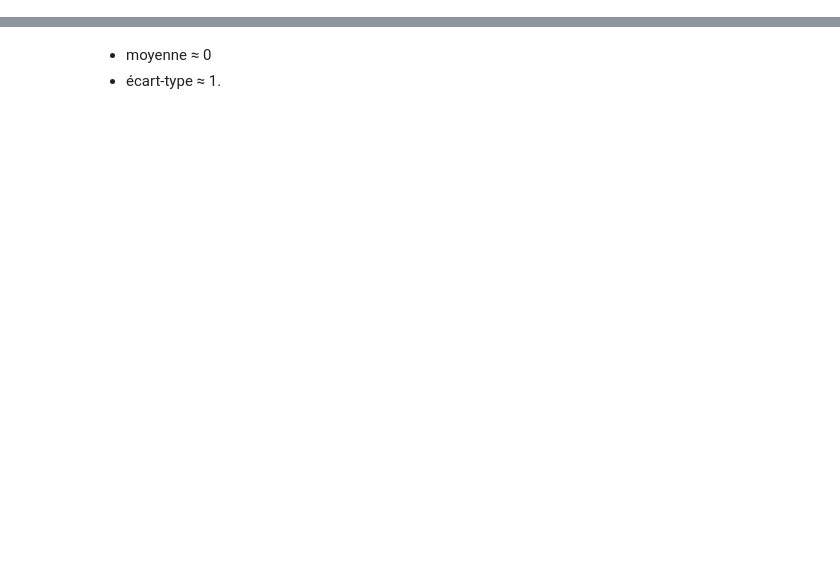
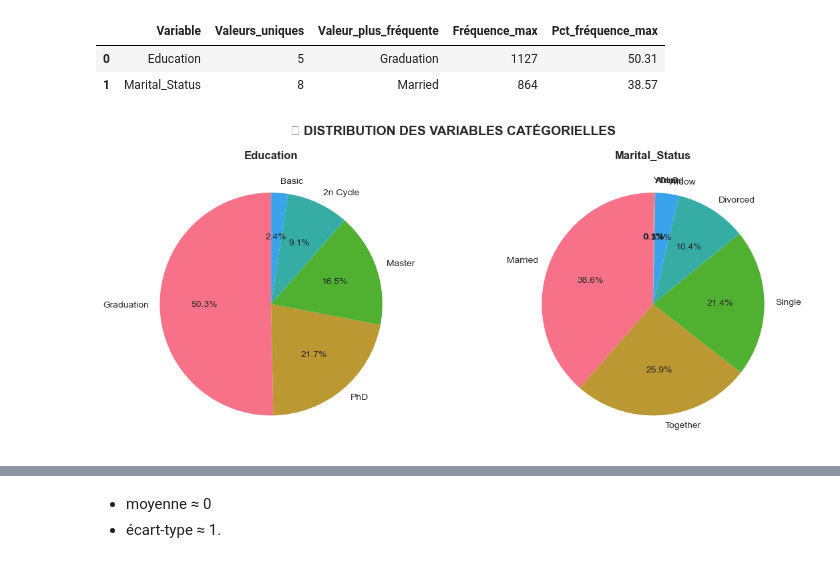
Before and after one commit to bruno-coulet/customer-personality-analysis, a Jupyter notebook: exploration.ipynb, the cells around one changed output, grey strips where cells are left out. Cells and saved outputs as stored; diff of their text form; code cells hidden in the pictures; blank space fills up the shorter version.

```diff
--- a/exploration.ipynb
+++ b/exploration.ipynb
@@ -17,5 +112,15 @@ from sklearn.preprocessing import StandardScaler
 # %%
-df = pd.read_csv('data\\raw\\marketing_campaign.csv' , sep='\t', index_col = 0)
-pd.set_option('display.max_columns', None)
+# Import du dataset
+df = pd.read_csv('data\\raw\\marketing_campaign.csv', sep='\t', index_col=0)
 
-# df.info()
+print("📊 INFORMATIONS GÉNÉRALES DU DATASET")
+print("="*50)
+print(f"• Nombre d'observations : {df.shape[0]:,}")
+print(f"• Nombre de variables : {df.shape[1]}")
+print(f"• Taille mémoire : {df.memory_usage(deep=True).sum() / 1024**2:.2f} MB")
+# Correction: conversion pour affichage correct des dates
+df_temp_dates = df.copy()
+df_temp_dates['Dt_Customer_parsed'] = pd.to_datetime(df_temp_dates['Dt_Customer'], format='%d-%m-%Y', errors='coerce')
+print(f"• Période des données : {df_temp_dates['Dt_Customer_parsed'].min().strftime('%d-%m-%Y')} à {df_temp_dates['Dt_Customer_parsed'].max().strftime('%d-%m-%Y')}")
+
+df.info()
@@ -48,2 +350,59 @@ plt.show()
 # %%
-# df.describe(include=['object', 'category', 'bool', 'datetime'])
+# Analyse des variables catégorielles
+print("📊 ANALYSE DES VARIABLES CATÉGORIELLES")
+print("="*50)
+
+# Variables catégorielles pertinentes (exclusion des dates et autres variables problématiques)
+categorical_cols = ['Education', 'Marital_Status']  # Variables catégorielles originales seulement
+categorical_cols = [col for col in categorical_cols if col in df.columns]
+
+if len(categorical_cols) > 0:
+    cat_analysis = []
+
+    for col in categorical_cols:
+        unique_vals = df[col].nunique()
+        most_frequent = df[col].mode().iloc[0] if len(df[col].mode()) > 0 else 'N/A'
+        most_freq_count = df[col].value_counts().iloc[0] if len(df[col].value_counts()) > 0 else 0
+
+        cat_analysis.append({
+            'Variable': col,
+            'Valeurs_uniques': unique_vals,
+            'Valeur_plus_fréquente': most_frequent,
+            'Fréquence_max': most_freq_count,
+            'Pct_fréquence_max': round(most_freq_count/len(df)*100, 2)
+        })
+
+    cat_df = pd.DataFrame(cat_analysis)
+    display(cat_df)
+
+    # Visualisation des variables catégorielles (filtrer les variables avec un nombre raisonnable de modalités)
+    vars_to_plot = [col for col in categorical_cols if df[col].nunique() <= 10]
+
+    if len(vars_to_plot) > 0:
+        fig, axes = plt.subplots(1, len(vars_to_plot), figsize=(12, 5))
+        if len(vars_to_plot) == 1:
+            axes = [axes]
+
+        for i, col in enumerate(vars_to_plot):
+            value_counts = df[col].value_counts()
+            axes[i].pie(value_counts.values, labels=value_counts.index, autopct='%1.1f%%', startangle=90)
+            axes[i].set_title(f'{col}', fontweight='bold')
+
+        plt.suptitle('📊 DISTRIBUTION DES VARIABLES CATÉGORIELLES', fontsize=14, fontweight='bold')
+        plt.tight_layout()
+        plt.show()
+
+else:
+    print("Aucune variable catégorielle pertinente détectée")
+
+# Analyse séparée de la variable date (sans la traiter comme catégorielle)
+print(f"\n📅 ANALYSE DE LA VARIABLE DATE : Dt_Customer")
+if 'Dt_Customer' in df.columns:
+    # ✅ Utilisation des dates converties pour avoir les vraies min/max
+    df_temp_dates = df.copy()
+    df_temp_dates['Dt_Customer_parsed'] = pd.to_datetime(df_temp_dates['Dt_Customer'], format='%d-%m-%Y', errors='coerce')
+    print(f"Période : {df_temp_dates['Dt_Customer_parsed'].min().strftime('%d-%m-%Y')} à {df_temp_dates['Dt_Customer_parsed'].max().strftime('%d-%m-%Y')}")
+    print(f"Valeurs uniques : {df['Dt_Customer'].nunique()}")
+    print(f"Valeurs manquantes : {df['Dt_Customer'].isnull().sum()}")
+    print(f"⚠️ Note: Dt_Customer a {df['Dt_Customer'].nunique()} valeurs uniques - trop pour une visualisation catégorielle")
+# %% [output]
@@ -49,0 +411,4 @@ plt.show()
+|  | Variable | Valeurs_uniques | Valeur_plus_fréquente | Fréquence_max | Pct_fréquence_max |
+| 0 | Education | 5 | Graduation | 1127 | 50.31 |
+| 1 | Marital_Status | 8 | Married | 864 | 38.57 |
+[figure, added]
```
Also changed, not shown: parts of 45 cells of this notebook.
